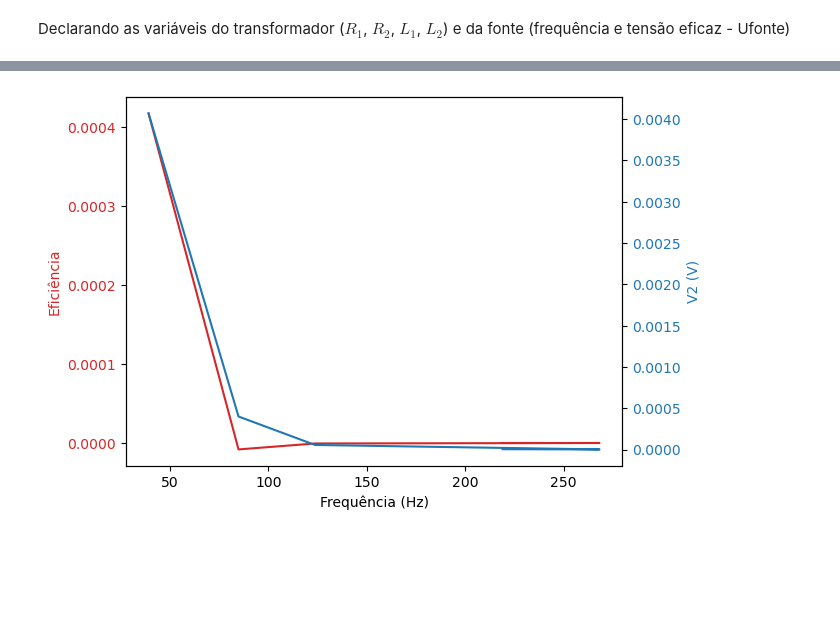
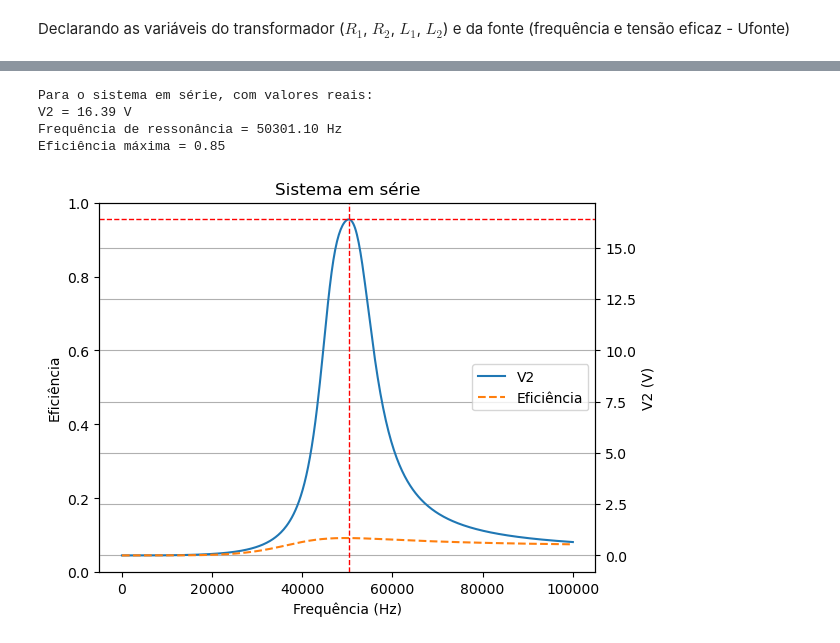
Before and after one commit to GustavoTBraga/Projeto-de-Emag, a Jupyter notebook: simulacao.ipynb, the cells around one changed output, grey strips where cells are left out. Saved outputs shown, nothing was run; the diff lists cells and outputs as text; code cells hidden in the pictures; blank space fills up the shorter version.

Commit message:
Gráfico K e F

```diff
--- a/simulacao.ipynb
+++ b/simulacao.ipynb
@@ -251,10 +168,69 @@ TypeError: CalcularCorrentesEmSerie() missing 2 required positional arguments: '
-# %%
-# Plot do gráfico de Eficiencia do WPT para k=0.2 e RCarga=5
-# Eixo x deve ser a frequencia f (Hz) e o eixo y a eficiencia
-# Além disso o eixo Y do lado direito deve ser o V2
-# Vamos plotar uma curva para cada valor de capacitância
-import matplotlib.pyplot as plt
-
-fig, ax1 = plt.subplots()
-# %% [output]
-[figure, removed]
+# %%
+# Decobrir a frequência de ressonância para sistema em série, com valores reais
+C = 0.1*10**(-6)
+L1 = 103.9e-6
+L2 = 108.4e-6
+Rf1 = 1.278
+Rf2 = 1.262
+Rcarga = 10
+
+ks =np.linspace(0, 0.5, 10)
+frequencias2 = np.linspace(1, 100000, 500)
+lista_V2_2 = []
+lista_eficiencia_2 = []
+
+def CalcularCorrentesEmSerie2(Uf, Rf1, Rf2, Rc, XC, XL1, XL2, XM):
+    Z=np.array([[Rf1+XL1+XC, -XM],[-XM, XL2+XC+Rf2+Rc]])
+    V=np.array([Uf,0])
+    i=np.dot(linalg.inv(Z),V)
+    return i[0], i[1]
+
+for fr in frequencias2:
+    w = 2*pi*fr
+    XL1 = 1j*w*L1
+    XL2 = 1j*w*L2
+    M = k*sqrt(L1*L2)
+    XM = 1j*w*M
+    XC = 1/(1j*w*C)
+
+    i1, i2 = CalcularCorrentesEmSerie2(V1, Rf1, Rf2, Rcarga, XC, XL1, XL2, XM)
+
+    V2 = i2*Rcarga
+    lista_V2_2.append(abs(V2))
+    Pot_saida = np.real(V2*i2.conjugate()*(1/2))
+    Pot_entrada = np.real(V1*i1.conjugate()*(1/2))
+
+    Eficiencia = Pot_saida/Pot_entrada
+    lista_eficiencia_2.append(Eficiencia)
+
+
+V2_max = max(lista_V2_2)
+index = lista_V2_2.index(V2_max)
+F_max = frequencias2[index]
+Eficiencia_vmax = lista_eficiencia_2[index]
+
+print(f'Para o sistema em série, com valores reais:')
+print(f'V2 = {V2_max:.2f} V')
+print(f'Frequência de ressonância = {F_max:.2f} Hz')
+print(f'Eficiência máxima = {Eficiencia_vmax:.2f}')
+
+fig, ax1 = plt.subplots()
+ax1.set_xlabel('Frequência (Hz)')
+ax1.set_ylabel('Eficiência')
+
+ax2 = ax1.twinx()
+ax2.set_ylabel('V2 (V)')
+plt.title('Sistema em série')
+plt.plot(frequencias2, lista_V2_2, label='V2')
+plt.plot(frequencias2, lista_eficiencia_2, label='Eficiência', linestyle='--')
+plt.axvline(F_max, color='red', linestyle='--', linewidth=1)
+plt.axhline(V2_max, color='red', linestyle='--', linewidth=1)
+plt.legend()
+plt.grid()
+plt.show()
+# %% [output]
+Para o sistema em série, com valores reais:
+V2 = 16.39 V
+Frequência de ressonância = 50301.10 Hz
+Eficiência máxima = 0.85
+[figure, added]
```
Also changed, not shown: parts of 4 cells of this notebook.
